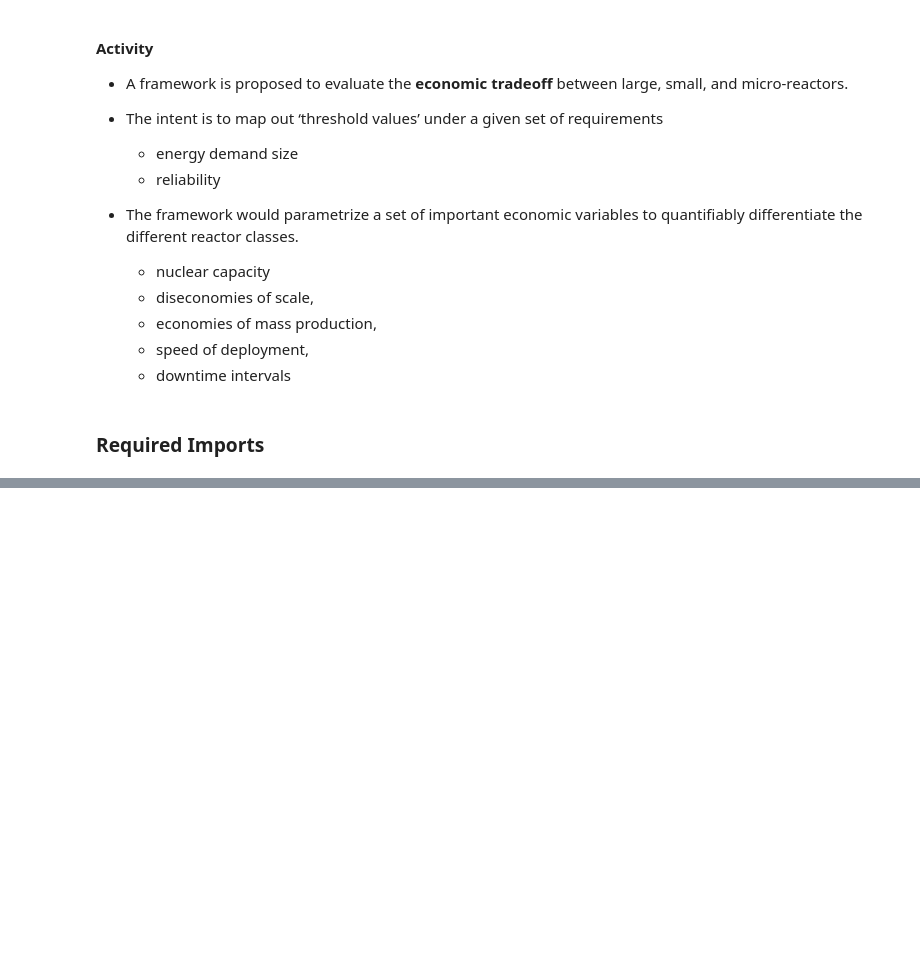
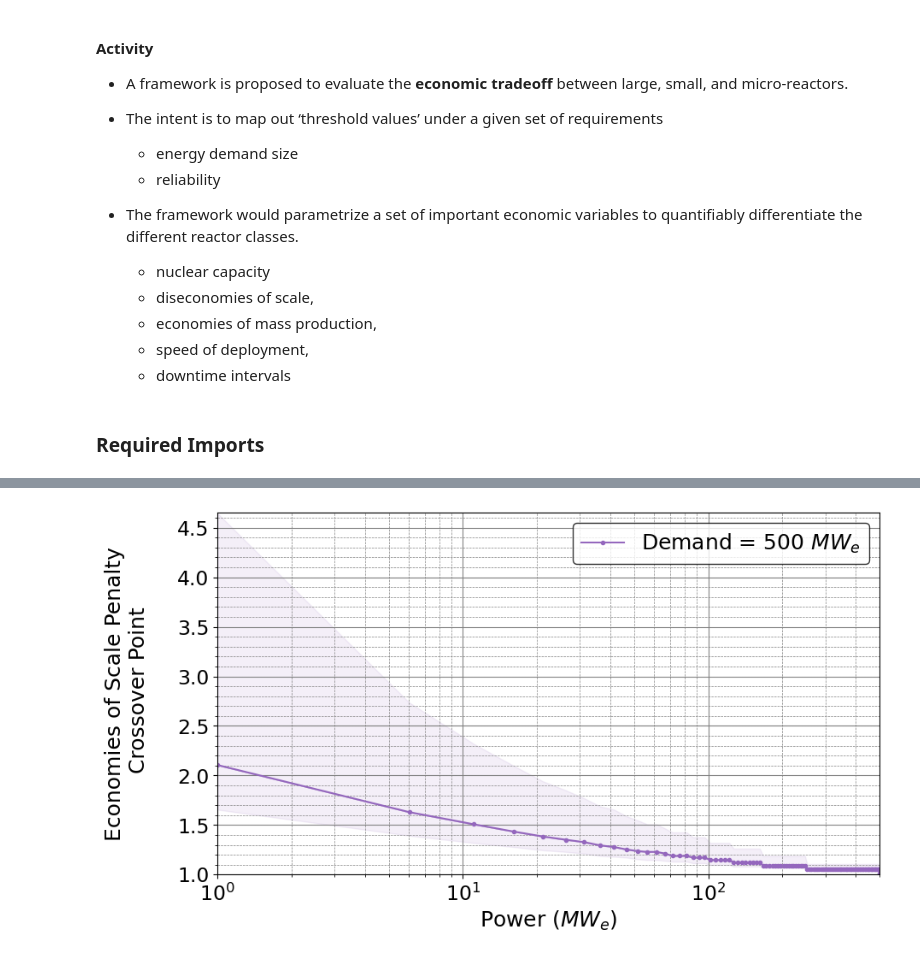
Before and after one commit to BotrosHanna-INL/nuc_DataCenters, a Jupyter notebook: main.ipynb, the cells around one changed output, grey strips where cells are left out. Cells and saved outputs as stored; diff of their text form; code cells hidden in the pictures; blank space fills up the shorter version.

```diff
--- a/main.ipynb
+++ b/main.ipynb
@@ -48,0 +302,82 @@ please provide us feedback at https://github.com/pandas-dev/pandas/issues/54466
+# %%
+ref_large_reactor_cost_per_kw = 1 # the cost here does not matter because we calculate ratios
+
+min_cost_small = ref_large_reactor_cost_per_kw
+max_cost_small = 10*ref_large_reactor_cost_per_kw
+num_cost = 1100
+LR_interval =  0.01
+
+
+power_values = np.linspace(1, 500,  100)
+for demand in [500, 1000, 3000, 6000]:
+    print(f'Demand = {demand} MW')
+    if demand in [500, 3000]:
+        fig = plt.figure(figsize=(10, 5.5))
+    else:
+        fig = plt.figure(figsize=(9, 5.5))
+
+    avg_cost_tipping_list = []
+    cost_tipping_1_low_list =[]
+    cost_tipping_1_hi_list = []
+    cost_tipping_2_lo_list = []
+    cost_tipping_3_hi_list = []
+
+    for power in power_values:
+
+
+        num_large_reactors = int(np.ceil(demand/large_reactor_ref_power))
+        num_small_reactors =  int(np.ceil(demand/power))
+
+
+
+     # This is based on avg lr for small reactor and also average LR for large reactor
+        avg_cost_tipping = (calculate_break_even_cost_for_lr(small_lr_avg, large_lr_avg, large_lr_avg, ref_large_reactor_cost_per_kw ,\
+                                     num_large_reactors,  num_small_reactors, min_cost_small, max_cost_small, num_cost))[0]
+        avg_cost_tipping_list.append(avg_cost_tipping)
+
+        # lets add the uncertainty because of the learning rate of the large reactors
+        cost_tipping_1 = (calculate_break_even_cost_for_lr(small_lr_avg, large_lr_lo, large_lr_hi, ref_large_reactor_cost_per_kw ,\
+                                     num_large_reactors,  num_small_reactors, min_cost_small, max_cost_small, num_cost))
+        cost_tipping_1_low_list.append(cost_tipping_1[0])
+        cost_tipping_1_hi_list.append(cost_tipping_1[1])
+
+        # if the LR of the small reactor is low
+        cost_tipping_2 = (calculate_break_even_cost_for_lr(small_lr_lo, large_lr_lo, large_lr_hi, ref_large_reactor_cost_per_kw ,\
+                                     num_large_reactors,  num_small_reactors, min_cost_small, max_cost_small, num_cost))
+        # we take the lower bound here (because this is lowest ever)
+        cost_tipping_2_lo_list.append(min(cost_tipping_2))
+
+        # if the LR of the small reactor is high
+        cost_tipping_3 = (calculate_break_even_cost_for_lr(small_lr_hi, large_lr_lo, large_lr_hi, ref_large_reactor_cost_per_kw ,\
+                                     num_large_reactors,  num_small_reactors, min_cost_small, max_cost_small, num_cost))
+        # we take the upper bound here (because this is highest ever)
+        cost_tipping_3_hi_list.append(max(cost_tipping_3))
+
+
+
+    plt.fill_between(power_values, cost_tipping_2_lo_list, cost_tipping_3_hi_list, alpha=0.1, color =  'tab:purple')
+    plt.fill_between(power_values, cost_tipping_1_low_list, cost_tipping_1_hi_list, alpha=0.3, color =  'tab:purple')
+
+    #     avg_tipping_cost = [np.average(i) for i in zip(breakeven_point_0_list,  breakeven_point_1_list)]
+    plt.plot(power_values, avg_cost_tipping_list  , '-o' , markersize = 3 , label = f"Demand = {demand} $MW_e$", color =  'tab:purple' )
+    plt.xscale('log')
+    # plt.xscale.set_major_formatter(matplotlib.ticker.ScalarFormatter())
+
+
+    plt.legend( loc='upper right', fontsize=18, edgecolor='black', fancybox=True)   # bbox_to_anchor=(1.05, 1.0)
+
+
+    plt.grid(which='major', color='grey', linewidth=0.8)
+    plt.grid(which='minor', color='grey', linestyle='dashed', linewidth=0.5)
+    plt.minorticks_on()
+    if demand in [500, 1000]:
+        plt.xlabel('Power ($MW_e$)', fontsize=18)
+    if demand in [500, 3000]:
+        plt.ylabel('Economies of Scale Penalty\n Crossover Point\n', fontsize=18)
+
+    plt.ylim(1,max(cost_tipping_3_hi_list)+0.01 )
+    plt.xlim(power_values[0], power_values[-1])
+    plt.yticks(fontsize=17)
+    plt.xticks(fontsize=17)
+    plt.savefig(f'power_vs_CostTipping_{demand}.png')
+# %% [output]
@@ -48,0 +388 @@ please provide us feedback at https://github.com/pandas-dev/pandas/issues/54466
+[figure, added]
```
Also changed, not shown: parts of 14 cells of this notebook, 40 other files.
